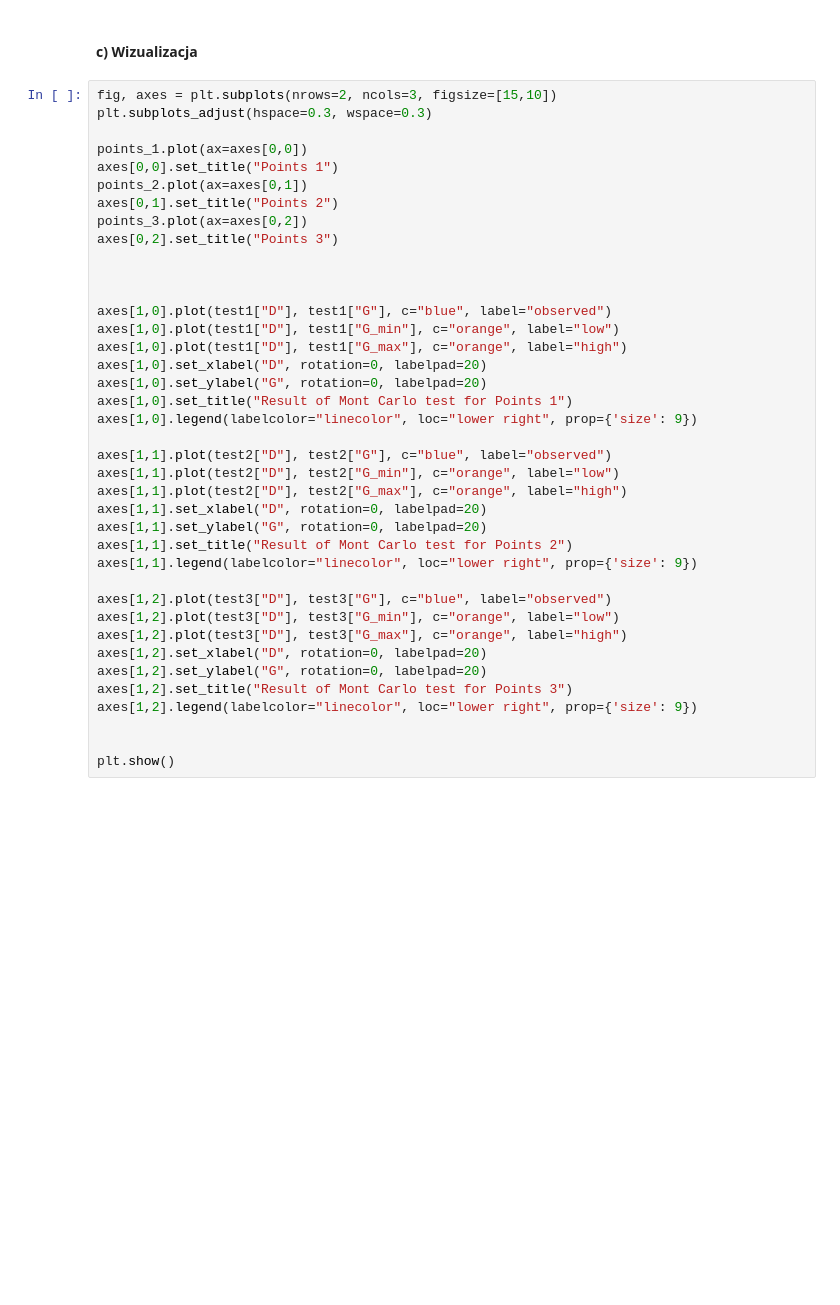
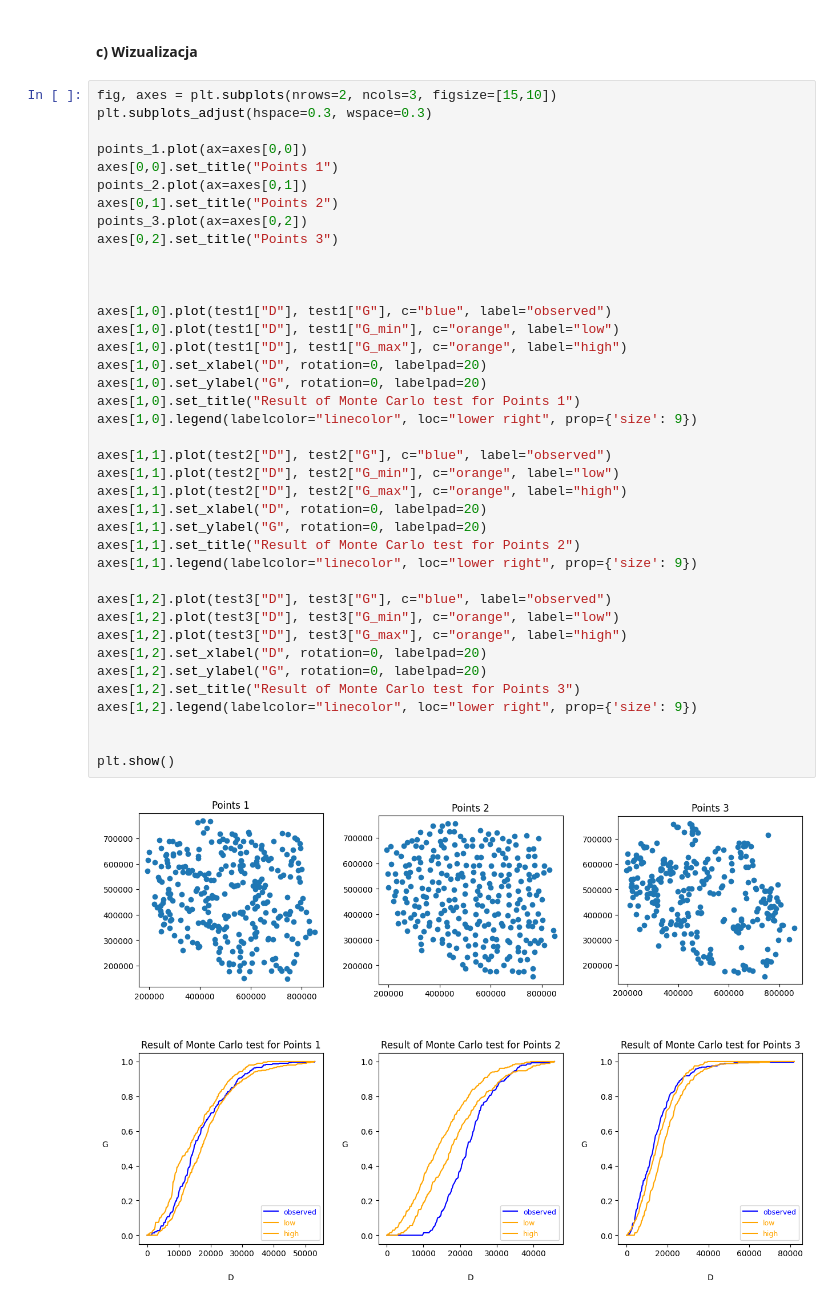
Before and after one commit to juliamorka/spatial-data-analysis, a Jupyter notebook: exercises/ADP_ZZ_09.ipynb, the cells around one changed output. Cells and saved outputs as stored; diff of their text form; blank space fills up the shorter version.

```diff
--- a/exercises/ADP_ZZ_09.ipynb
+++ b/exercises/ADP_ZZ_09.ipynb
@@ -316,33 +328,35 @@ axes[0,0].set_title("Points 1")
 points_2.plot(ax=axes[0,1])
 axes[0,1].set_title("Points 2")
 points_3.plot(ax=axes[0,2])
 axes[0,2].set_title("Points 3")
 
 
 
 axes[1,0].plot(test1["D"], test1["G"], c="blue", label="observed")
 axes[1,0].plot(test1["D"], test1["G_min"], c="orange", label="low")
 axes[1,0].plot(test1["D"], test1["G_max"], c="orange", label="high")
 axes[1,0].set_xlabel("D", rotation=0, labelpad=20)
 axes[1,0].set_ylabel("G", rotation=0, labelpad=20)
-axes[1,0].set_title("Result of Mont Carlo test for Points 1")
+axes[1,0].set_title("Result of Monte Carlo test for Points 1")
 axes[1,0].legend(labelcolor="linecolor", loc="lower right", prop={'size': 9})
 
 axes[1,1].plot(test2["D"], test2["G"], c="blue", label="observed")
 axes[1,1].plot(test2["D"], test2["G_min"], c="orange", label="low")
 axes[1,1].plot(test2["D"], test2["G_max"], c="orange", label="high")
 axes[1,1].set_xlabel("D", rotation=0, labelpad=20)
 axes[1,1].set_ylabel("G", rotation=0, labelpad=20)
-axes[1,1].set_title("Result of Mont Carlo test for Points 2")
+axes[1,1].set_title("Result of Monte Carlo test for Points 2")
 axes[1,1].legend(labelcolor="linecolor", loc="lower right", prop={'size': 9})
 
 axes[1,2].plot(test3["D"], test3["G"], c="blue", label="observed")
 axes[1,2].plot(test3["D"], test3["G_min"], c="orange", label="low")
 axes[1,2].plot(test3["D"], test3["G_max"], c="orange", label="high")
 axes[1,2].set_xlabel("D", rotation=0, labelpad=20)
 axes[1,2].set_ylabel("G", rotation=0, labelpad=20)
-axes[1,2].set_title("Result of Mont Carlo test for Points 3")
+axes[1,2].set_title("Result of Monte Carlo test for Points 3")
 axes[1,2].legend(labelcolor="linecolor", loc="lower right", prop={'size': 9})
 
 
 plt.show()
+# %% [output]
+[figure, added]
```
Also changed, not shown: parts of 3 cells of this notebook.
